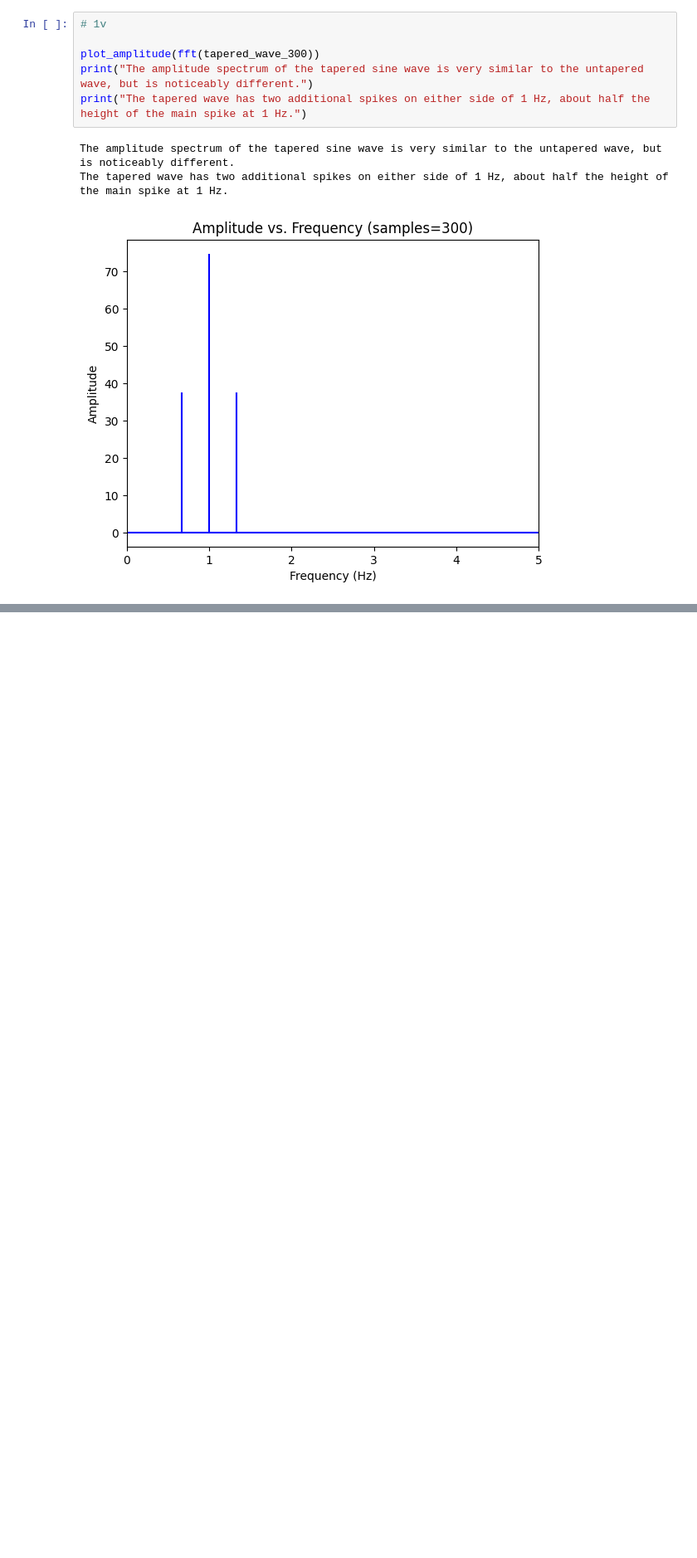
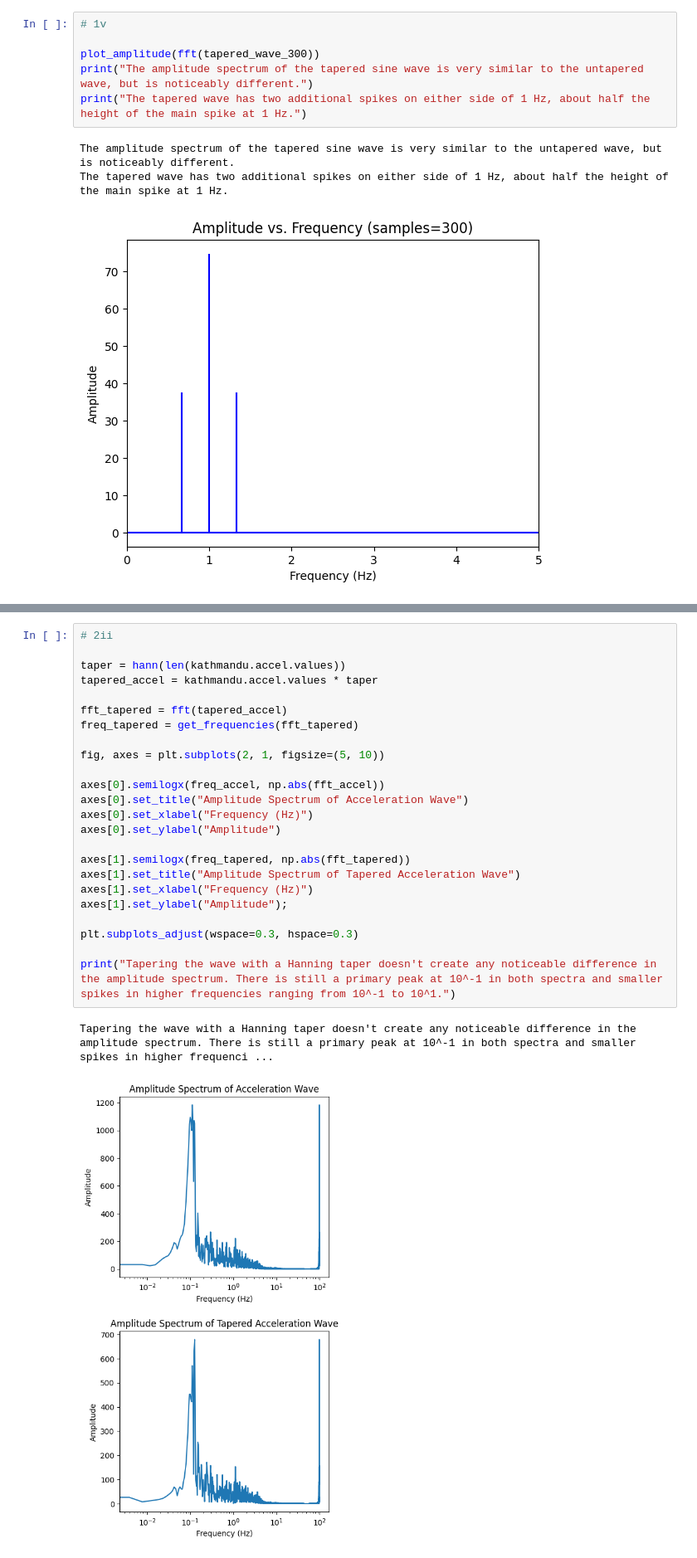
Before and after one commit to danielreeder/ERTH456, a Jupyter notebook: homework/hw3/hw3_erth456.ipynb, the cells around one changed output, grey strips where cells are left out. Shown at 83% size. Cells and saved outputs as stored; diff of their text form; blank space fills up the shorter version.

```diff
--- a/homework/hw3/hw3_erth456.ipynb
+++ b/homework/hw3/hw3_erth456.ipynb
@@ -142,0 +170,27 @@ plot_amplitude(fft(tapered_padded))
+# %%
+# 2ii
+
+taper = hann(len(kathmandu.accel.values))
+tapered_accel = kathmandu.accel.values * taper
+
+fft_tapered = fft(tapered_accel)
+freq_tapered = get_frequencies(fft_tapered)
+
+fig, axes = plt.subplots(2, 1, figsize=(5, 10))
+
+axes[0].semilogx(freq_accel, np.abs(fft_accel))
+axes[0].set_title("Amplitude Spectrum of Acceleration Wave")
+axes[0].set_xlabel("Frequency (Hz)")
+axes[0].set_ylabel("Amplitude")
+
+axes[1].semilogx(freq_tapered, np.abs(fft_tapered))
+axes[1].set_title("Amplitude Spectrum of Tapered Acceleration Wave")
+axes[1].set_xlabel("Frequency (Hz)")
+axes[1].set_ylabel("Amplitude");
+
+plt.subplots_adjust(wspace=0.3, hspace=0.3)
+
+print("Tapering the wave with a Hanning taper doesn't create any noticeable difference in the amplitude spectrum. There is still a primary peak at 10^-1 in both spectra and smaller spikes in higher frequencies ranging from 10^-1 to 10^1.")
+# %% [output]
+Tapering the wave with a Hanning taper doesn't create any noticeable difference in the amplitude spectrum. There is still a primary peak at 10^-1 in both spectra and smaller spikes in higher frequenci ...
+[figure, added]
```
Also changed, not shown: parts of 11 cells of this notebook, 13 other files.
